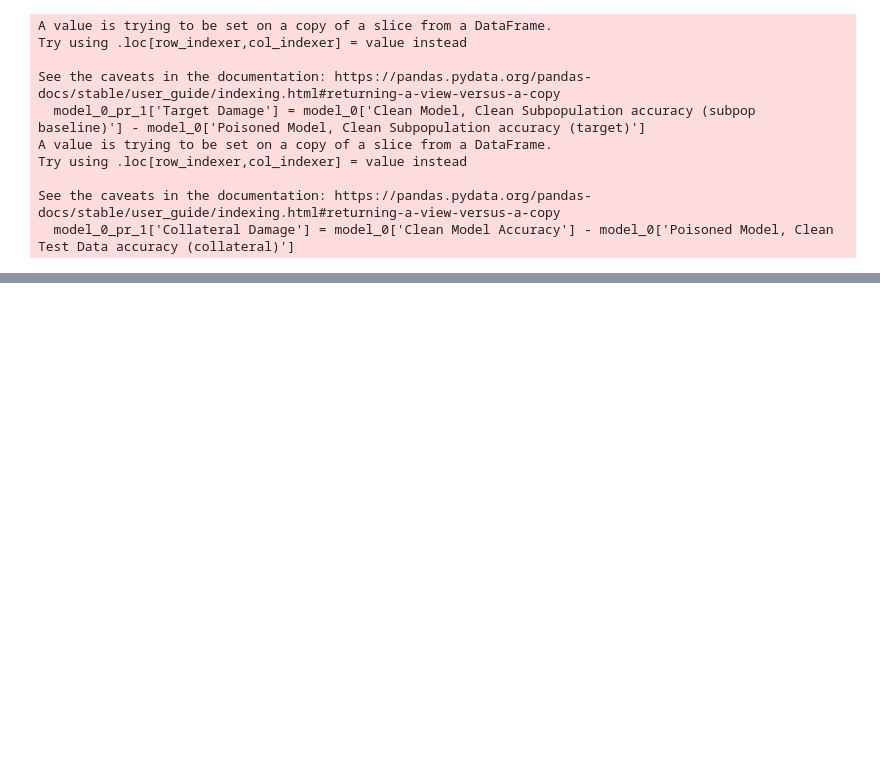
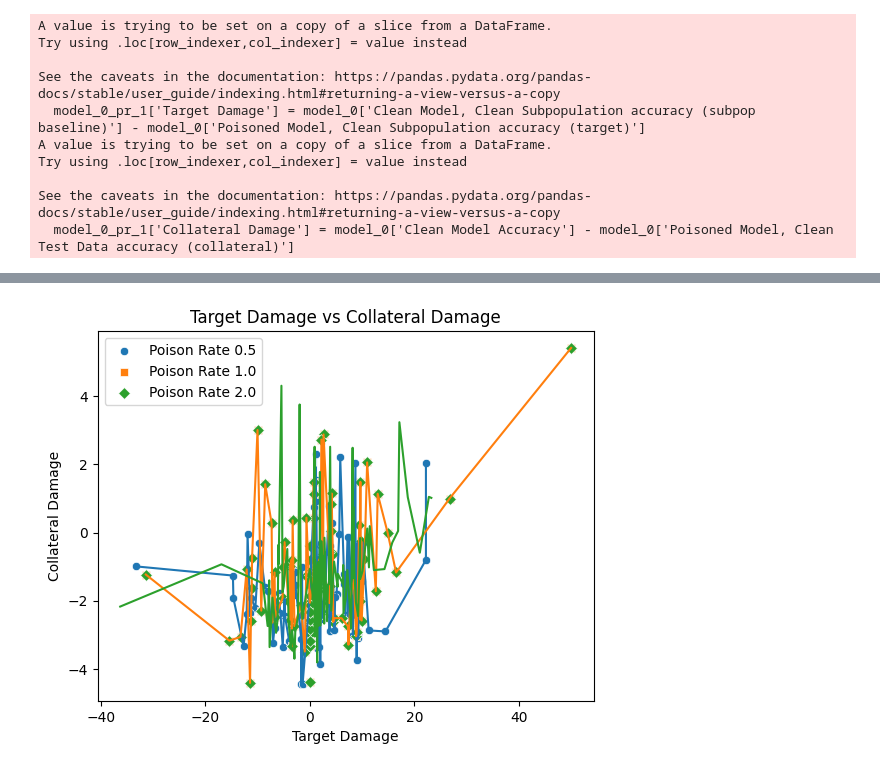
Before and after one commit to FelixHoare/MLAttackTestSuite, a Jupyter notebook: cifar_cluster_analysis.ipynb, the cells around one changed output, grey strips where cells are left out. Cells and saved outputs as stored; diff of their text form; code cells hidden in the pictures; blank space fills up the shorter version.

```diff
--- a/cifar_cluster_analysis.ipynb
+++ b/cifar_cluster_analysis.ipynb
@@ -102,0 +210,14 @@ See the caveats in the documentation: https://pandas.pydata.org/pandas-docs/stab
+# %%
+sns.scatterplot(x='Target Damage', y='Collateral Damage', data=model_5_pr_05, label='Poison Rate 0.5', marker='o')
+sns.lineplot(x='Target Damage', y='Collateral Damage', data=model_5_pr_05)
+sns.scatterplot(x='Target Damage', y='Collateral Damage', data=model_5_pr_1, label='Poison Rate 1.0', marker='s')
+sns.lineplot(x='Target Damage', y='Collateral Damage', data=model_5_pr_1)
+sns.scatterplot(x='Target Damage', y='Collateral Damage', data=model_5_pr_1, label='Poison Rate 2.0', marker='D')
+sns.lineplot(x='Target Damage', y='Collateral Damage', data=model_5_pr_2)
+plt.title("Target Damage vs Collateral Damage")
+plt.xlabel("Target Damage")
+plt.ylabel("Collateral Damage")
+plt.savefig('visuals/cfr_target_collateral_damage.pdf')
+plt.show()
+# %% [output]
+[figure, added]
```
Also changed, not shown: parts of 4 cells of this notebook, 8 other files.
